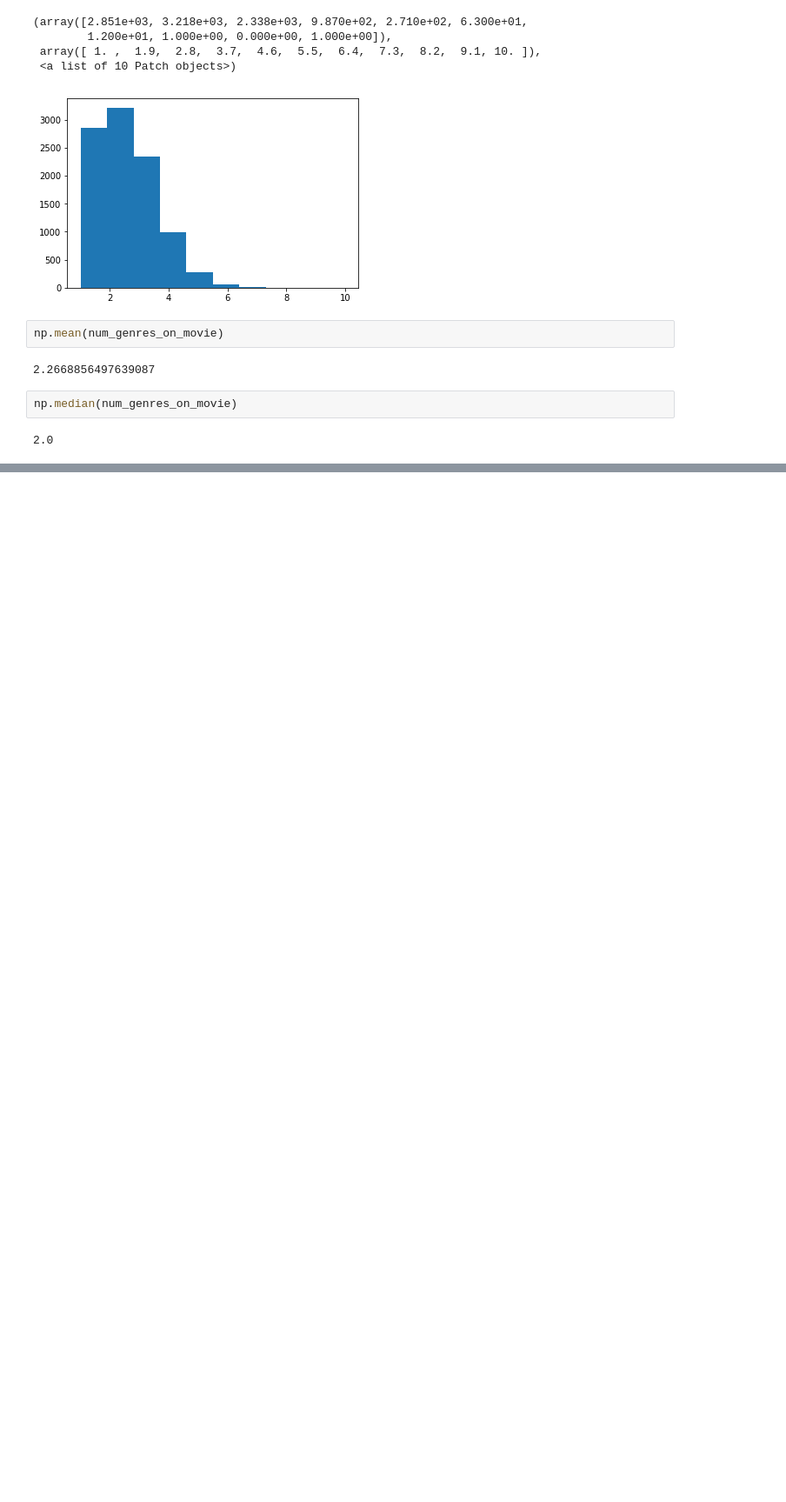
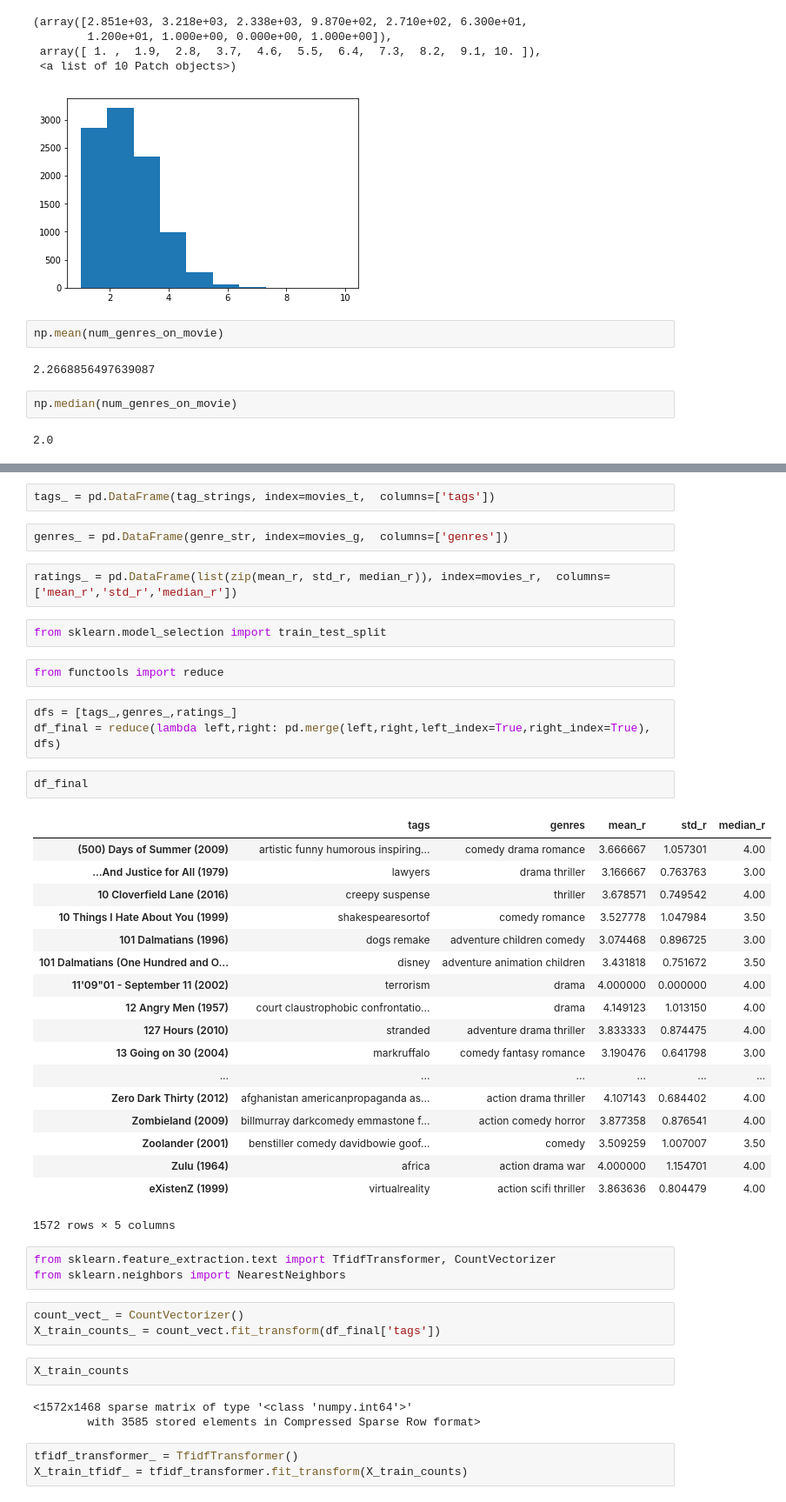
Before and after one commit to viktoriasin/n_homework, a Jupyter notebook: recsis_block/lecture-2/lecture-2-part-1.ipynb, the cells around one changed output, grey strips where cells are left out. Shown at 87% size. Drawn from its saved outputs; the diff is of its cells as text; blank space fills up the shorter version.

```diff
--- a/recsis_block/lecture-2/lecture-2-part-1.ipynb
+++ b/recsis_block/lecture-2/lecture-2-part-1.ipynb
@@ -85,0 +229,48 @@ np.median(num_genres_on_movie)
+# %%
+tags_ = pd.DataFrame(tag_strings, index=movies_t,  columns=['tags'])
+# %%
+genres_ = pd.DataFrame(genre_str, index=movies_g,  columns=['genres'])
+# %%
+ratings_ = pd.DataFrame(list(zip(mean_r, std_r, median_r)), index=movies_r,  columns=['mean_r','std_r','median_r'])
+# %%
+from sklearn.model_selection import train_test_split
+# %%
+from functools import reduce
+# %%
+dfs = [tags_,genres_,ratings_]
+df_final = reduce(lambda left,right: pd.merge(left,right,left_index=True,right_index=True), dfs)
+# %%
+df_final
+# %% [output]
+|  | tags | genres | mean_r | std_r | median_r |
+| (500) Days of Summer (2009) | artistic funny humorous inspiring... | comedy drama romance | 3.666667 | 1.057301 | 4.00 |
+| ...And Justice for All (1979) | lawyers | drama thriller | 3.166667 | 0.763763 | 3.00 |
+| 10 Cloverfield Lane (2016) | creepy suspense | thriller | 3.678571 | 0.749542 | 4.00 |
+| 10 Things I Hate About You (1999) | shakespearesortof | comedy romance | 3.527778 | 1.047984 | 3.50 |
+| 101 Dalmatians (1996) | dogs remake | adventure children comedy | 3.074468 | 0.896725 | 3.00 |
+| 101 Dalmatians (One Hundred and O... | disney | adventure animation children | 3.431818 | 0.751672 | 3.50 |
+| 11'09"01 - September 11 (2002) | terrorism | drama | 4.000000 | 0.000000 | 4.00 |
+| 12 Angry Men (1957) | court claustrophobic confrontatio... | drama | 4.149123 | 1.013150 | 4.00 |
+| 127 Hours (2010) | stranded | adventure drama thriller | 3.833333 | 0.874475 | 4.00 |
+| 13 Going on 30 (2004) | markruffalo | comedy fantasy romance | 3.190476 | 0.641798 | 3.00 |
+| ... | ... | ... | ... | ... | ... |
+| Zero Dark Thirty (2012) | afghanistan americanpropaganda as... | action drama thriller | 4.107143 | 0.684402 | 4.00 |
+| Zombieland (2009) | billmurray darkcomedy emmastone f... | action comedy horror | 3.877358 | 0.876541 | 4.00 |
+| Zoolander (2001) | benstiller comedy davidbowie goof... | comedy | 3.509259 | 1.007007 | 3.50 |
+| Zulu (1964) | africa | action drama war | 4.000000 | 1.154701 | 4.00 |
+| eXistenZ (1999) | virtualreality | action scifi thriller | 3.863636 | 0.804479 | 4.00 |
+1572 rows × 5 columns
+# %%
+from sklearn.feature_extraction.text import TfidfTransformer, CountVectorizer
+from sklearn.neighbors import NearestNeighbors
+# %%
+count_vect_ = CountVectorizer()
+X_train_counts_ = count_vect.fit_transform(df_final['tags'])
+# %%
+X_train_counts
+# %% [output]
+<1572x1468 sparse matrix of type '<class 'numpy.int64'>'
+        with 3585 stored elements in Compressed Sparse Row format>
+# %%
+tfidf_transformer_ = TfidfTransformer()
+X_train_tfidf_ = tfidf_transformer.fit_transform(X_train_counts)
```
Also changed, not shown: parts of 32 cells of this notebook, 5 other files.
